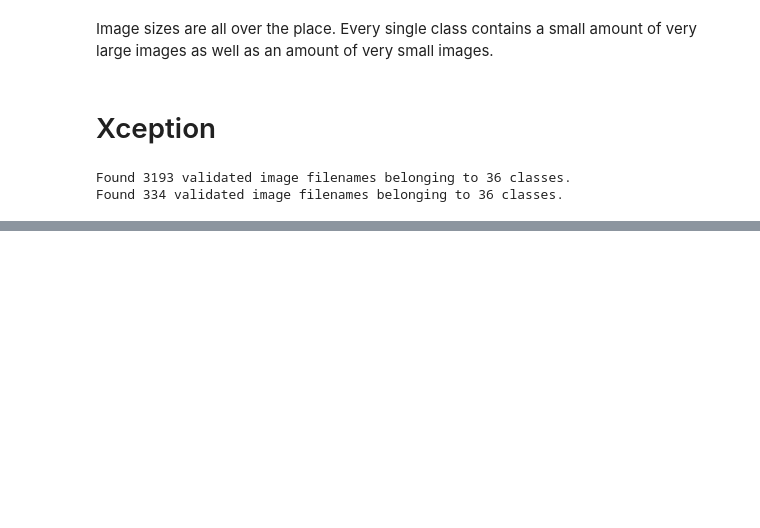
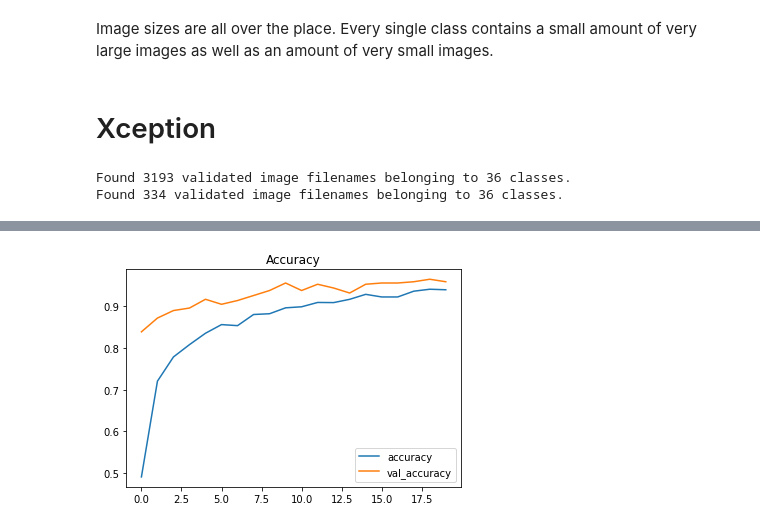
Before and after one commit to ziritrion/ml-zoomcamp, a Jupyter notebook: 12_project/notebook_veggies.ipynb, the cells around one changed output, grey strips where cells are left out. Saved outputs shown, nothing was run; the diff lists cells and outputs as text; code cells hidden in the pictures; blank space fills up the shorter version.

```diff
--- a/12_project/notebook_veggies.ipynb
+++ b/12_project/notebook_veggies.ipynb
@@ -384,0 +389,18 @@ KeyboardInterrupt:
+# %%
+checkpoint = keras.callbacks.ModelCheckpoint(
+    'xception_v1_{epoch:02d}_{val_accuracy:.3f}.h5',
+    save_best_only=True,
+    monitor='val_accuracy',
+    mode='max'
+)
+
+learning_rate = 0.001
+
+final_model_xc = make_xception_model(learning_rate=learning_rate)
+
+history = final_model_xc.fit(
+    train_ds_xc,
+    epochs=20,
+    validation_data=val_ds_xc,
+    callbacks=[checkpoint]
+)
@@ -384,0 +427,7 @@ KeyboardInterrupt:
+# %%
+
+pd.DataFrame(history.history)[['accuracy','val_accuracy']].plot()
+plt.title("Accuracy")
+plt.show()
+# %% [output]
+[figure, added]
```
Also changed, not shown: parts of 55 cells of this notebook.
